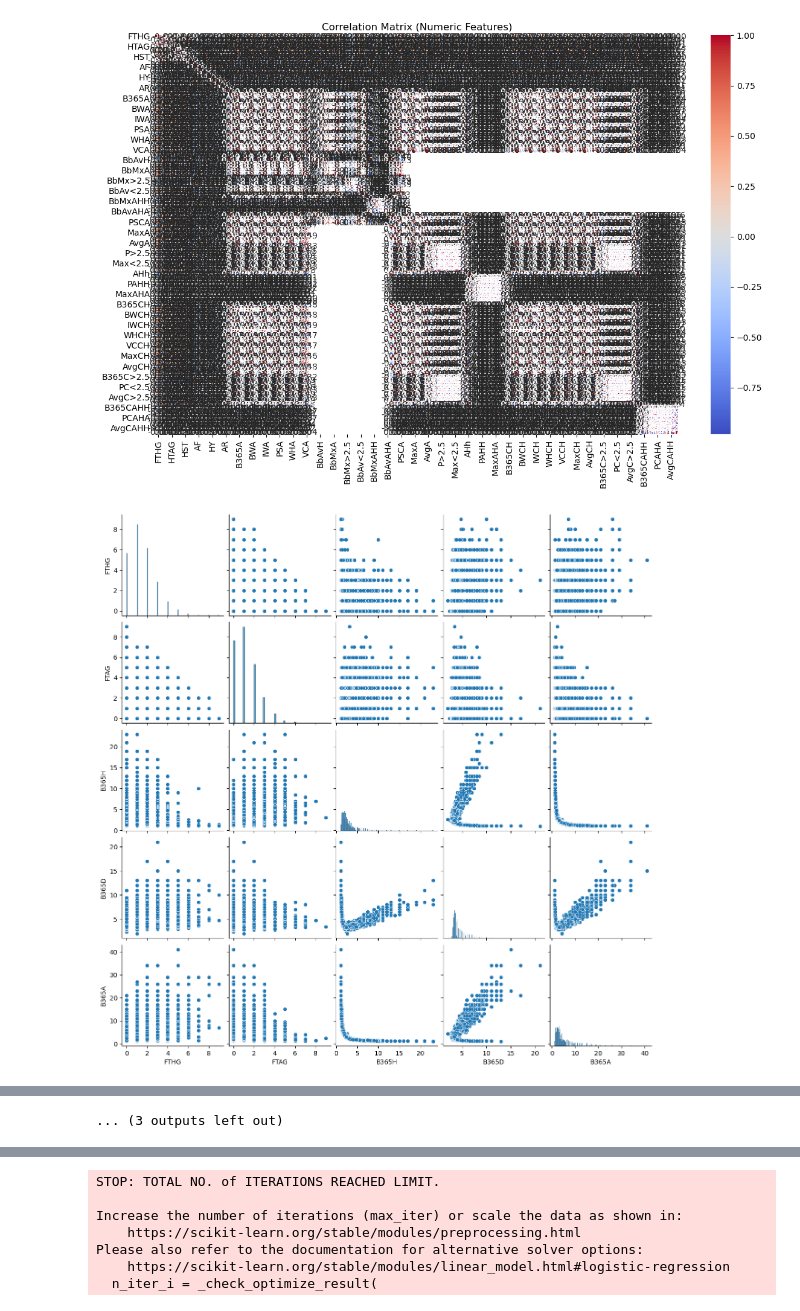
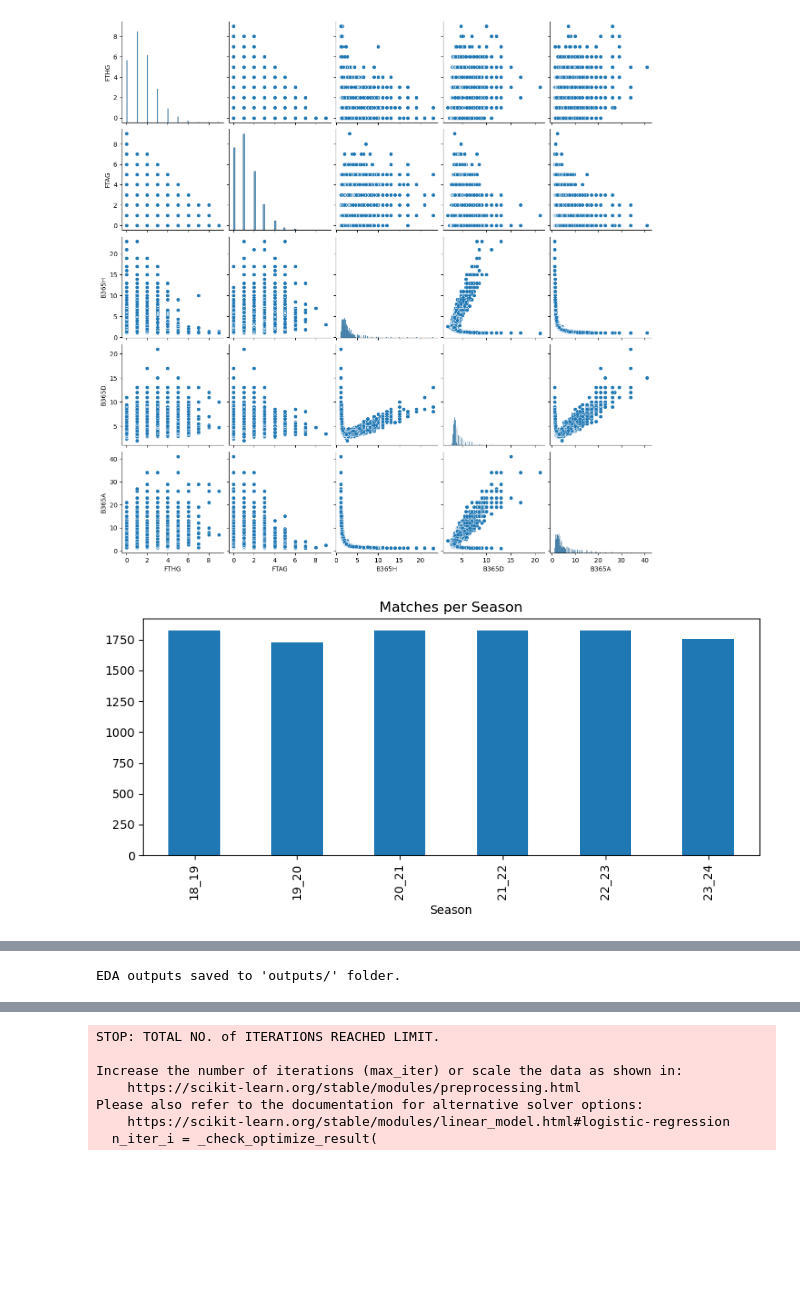
Before and after one commit to tarintrader/ml-football-project, a Jupyter notebook: football_ml_pipeline.ipynb, the cells around one changed output, grey strips where cells are left out. Cells and saved outputs as stored; diff of their text form; code cells hidden in the pictures; blank space fills up the shorter version.

Commit message:
Fixed EDA and Correlation Matrix

```diff
--- a/football_ml_pipeline.ipynb
+++ b/football_ml_pipeline.ipynb
@@ -133,15 +133,6 @@ def deep_eda(df):
             plt.savefig(f"outputs/eda_boxplot_{col}.png")
             plt.show()
 
-    # Correlation heatmap for numeric columns
-    plt.figure(figsize=(12, 8))
-    corr = df.select_dtypes(include=[np.number]).corr()
-    sns.heatmap(corr, annot=True, cmap='coolwarm', fmt='.2f')
-    plt.title('Correlation Matrix (Numeric Features)')
-    plt.tight_layout()
-    plt.savefig("outputs/eda_corr_matrix.png")
-    plt.show()
-
     # Pairplot for selected features (if not too many rows)
     selected = ['FTHG', 'FTAG', 'B365H', 'B365D', 'B365A']
     selected = [col for col in selected if col in df.columns]
@@ -150,14 +141,6 @@ def deep_eda(df):
         plt.savefig("outputs/eda_pairplot.png")
         plt.show()
 
-    # Top teams by appearances
-    if 'HomeTeam' in df.columns:
-        plt.figure(figsize=(10, 4))
-        df['HomeTeam'].value_counts().head(20).plot(kind='bar')
-        plt.title('Top 20 Home Teams by Match Count')
-        plt.tight_layout()
-        plt.savefig("outputs/eda_top_home_teams.png")
-        plt.show()
 
     # Season and league distribution
     if 'Season' in df.columns:
@@ -175,6 +158,18 @@ def deep_eda(df):
         plt.savefig("outputs/eda_league_distribution.png")
         plt.show()
 
+
+    # Scatter plot of odds vs. goals
+    plt.figure(figsize=(10, 6))
+    sns.scatterplot(x='B365H', y='FTHG', data=df)
+    plt.title('Home Odds vs Full Time Home Goals')
+    plt.xlabel('Home Odds')
+    plt.ylabel('Home Goals')
+    plt.tight_layout()
+    plt.savefig("outputs/scatter_odds_vs_goals.png")
+    plt.show()
+
+
     print("EDA outputs saved to 'outputs/' folder.")
 
 # --- Load raw data and run deep EDA ---
@@ -185,32 +180,32 @@ deep_eda(raw_df)
 <class 'pandas.core.frame.DataFrame'>
 RangeIndex: 10781 entries, 0 to 10780
 Columns: 126 entries, Div to AvgCAHA
 dtypes: float64(100), int64(16), object(10)
 memory usage: 10.4+ MB
 None
 
 --- RAW DATA HEAD ---
   Div        Date      HomeTeam        AwayTeam  FTHG  FTAG FTR  HTHG  HTAG  \
 0  E0  10/08/2018    Man United       Leicester     2     1   H     1     0
 1  E0  11/08/2018   Bournemouth         Cardiff     2     0   H     1     0
 ... (70 lines left out)
 75%        2.090000     2.100000     2.000000     2.010000
 max        3.950000     2.700000     3.660000     2.250000
 
 [11 rows x 126 columns]
 [figure]
 [figure]
 [figure]
 [figure]
 Goal Statistics:
 Average home goals: 1.54
 Average away goals: 1.26
 Most common home goals: 1
 Most common away goals: 1
 Home goals std. dev: 1.30
 Away goals std. dev: 1.17
 [figure]
 [figure]
 [figure]
-[figure, old version]
+[figure, new version]
-[figure, old version]
+[figure, new version]
@@ -218,4 +214,4 @@ Away goals std. dev: 1.17
-... (3 outputs left out)
+EDA outputs saved to 'outputs/' folder.
 # %%
 # --- Feature Engineering for Team Form ---
 def add_team_form_features(df, n_matches=6):
```
Also changed, not shown: parts of 15 cells of this notebook, 6 other files.
